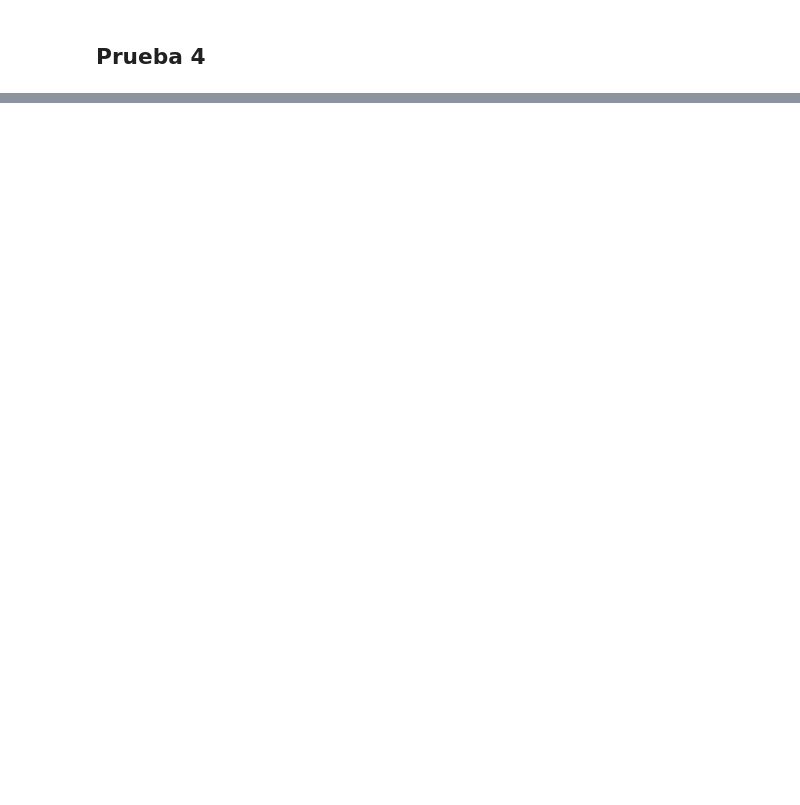
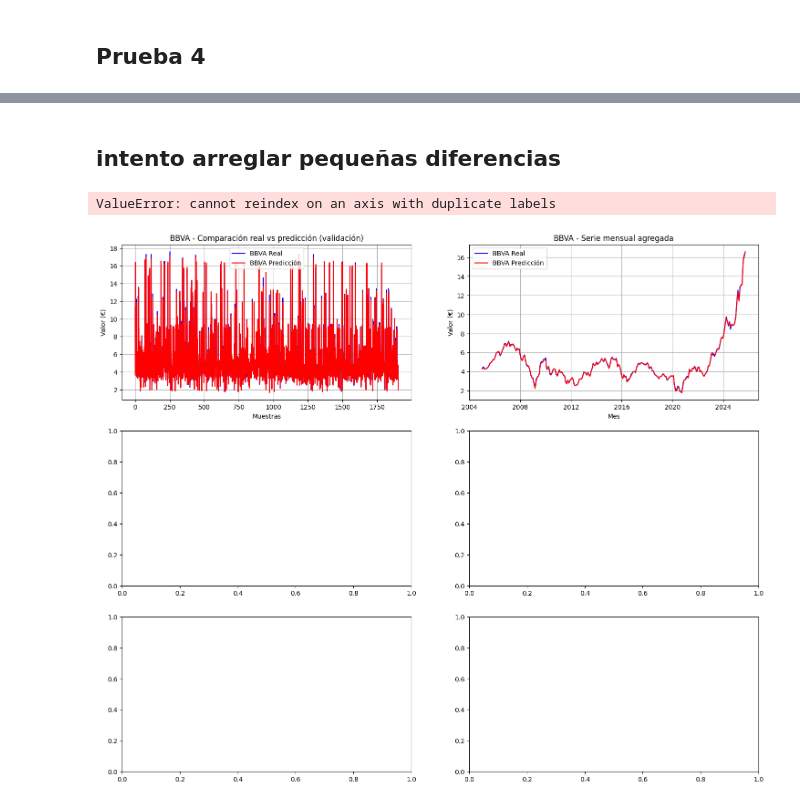
Before and after one commit to alejandromtnz/RNN-Prediccion_acciones, a Jupyter notebook: notebooks/RNN/fase7.ipynb, the cells around one changed output, grey strips where cells are left out. Saved outputs shown, nothing was run; the diff lists cells and outputs as text; code cells hidden in the pictures; blank space fills up the shorter version.

Commit message:
fase 7 con errores

```diff
--- a/notebooks/RNN/fase7.ipynb
+++ b/notebooks/RNN/fase7.ipynb
@@ -961,0 +2078,70 @@ LSTM_units128_drop0.2_bs32 - Best val_loss: 0.136722 en epoch 77
+# %% [markdown]
+## intento arreglar pequeñas diferencias
+# %%
+# ===============================
+# 6 GRAFICOS MEJORADOS: BBVA y SAN
+# ===============================
+
+assets = ['BBVA', 'SAN']
+dfs = [df_val_bbva, df_val_san]
+
+fig, axes = plt.subplots(3, 2, figsize=(18, 15))
+axes = axes.flatten()
+
+for col_idx, (asset, df) in enumerate(zip(assets, dfs)):
+    # 1️⃣ Gráfico general: todo el periodo
+    ax = axes[col_idx*3]
+    ax.plot(df['y_real'].values, label=f'{asset} Real', color='blue')
+    ax.plot(df['y_pred'].values, label=f'{asset} Predicción', color='red')
+    ax.set_title(f'{asset} - Comparación real vs predicción (validación)')
+    ax.set_xlabel('Muestras')
+    ax.set_ylabel('Valor (€)')
+    ax.legend()
+    ax.grid(True)
+
+    # 2️⃣ Serie mensual agregada
+    ax = axes[col_idx*3+1]
+    df_monthly = df.groupby('month').mean()
+    ax.plot(df_monthly.index.to_timestamp(), df_monthly['y_real'], label=f'{asset} Real', color='blue')
+    ax.plot(df_monthly.index.to_timestamp(), df_monthly['y_pred'], label=f'{asset} Predicción', color='red')
+    ax.set_title(f'{asset} - Serie mensual agregada')
+    ax.set_xlabel('Mes')
+    ax.set_ylabel('Valor (€)')
+    ax.legend()
+    ax.grid(True)
+
+    # 3️⃣ Último mes diario
+    ax = axes[col_idx*3+2]
+    last_month = df['month'].max()
+    df_last = df[df['month'] == last_month].sort_values('date')
+
+    # Crear índice completo del último mes
+    full_dates = pd.date_range(start=df_last['date'].min(), end=df_last['date'].max(), freq='D')
+    df_last_full = df_last.set_index('date').reindex(full_dates).interpolate().reset_index()
+    df_last_full.rename(columns={'index':'date'}, inplace=True)
+
+    dates_plot = df_last_full['date'].dt.strftime('%d-%m')
+    ax.plot(dates_plot, df_last_full['y_real'].values, label=f'{asset} Real', color='blue')
+    ax.plot(dates_plot, df_last_full['y_pred'].values, label=f'{asset} Predicción', color='red')
+    ax.set_title(f'{asset} - Último mes diario')
+    ax.set_xlabel('Día-Mes')
+    ax.set_ylabel('Valor (€)')
+
+    # Mostrar 10 ticks distribuidos uniformemente
+    step = max(1, len(dates_plot)//10)
+    ax.set_xticks(range(0, len(dates_plot), step))
+    ax.set_xticklabels(dates_plot[::step], rotation=45)
+
+    # Ajustar límites Y un poco por encima y debajo de los valores
+    y_min = df_last_full[['y_real','y_pred']].min().min() * 0.995
+    y_max = df_last_full[['y_real','y_pred']].max().max() * 1.005
+    ax.set_ylim(y_min, y_max)
+
+    ax.legend()
+    ax.grid(True)
+
+plt.tight_layout()
+plt.show()
+# %% [output]
+ValueError: cannot reindex on an axis with duplicate labels
+[figure, added]
```
Also changed, not shown: parts of 48 cells of this notebook, 3 other files.
